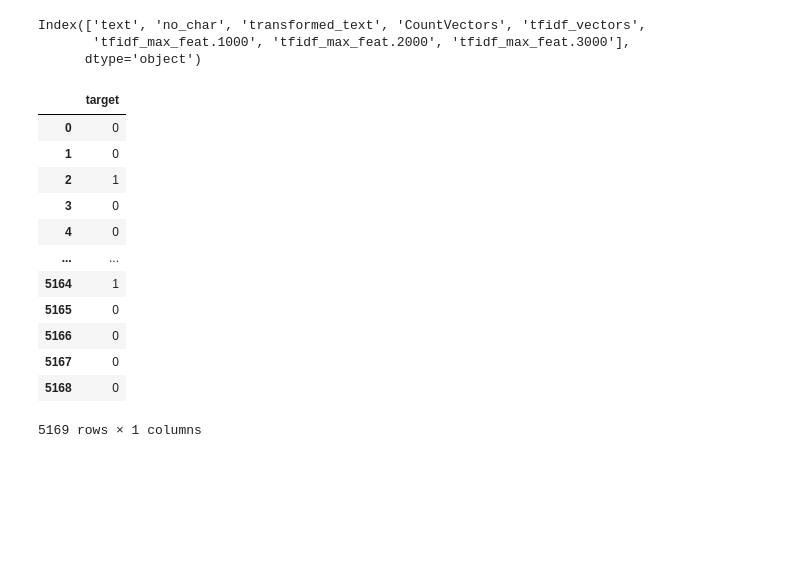
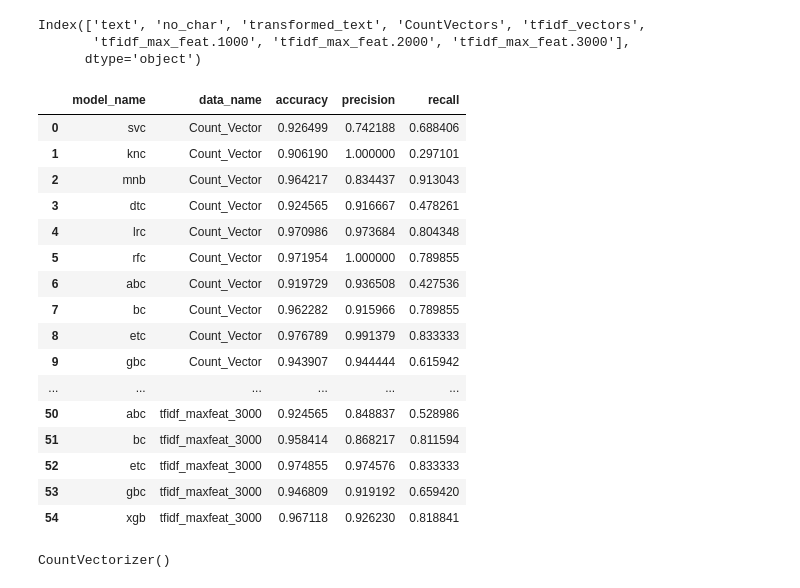
Before and after one commit to ankitgaur0/SMS-spam-classifier, a Jupyter notebook: analysis/try.ipynb, the cells around one changed output. Drawn from its saved outputs; the diff is of its cells as text; code cells hidden in the pictures; blank space fills up the shorter version.

```diff
--- a/analysis/try.ipynb
+++ b/analysis/try.ipynb
@@ -135,19 +135,25 @@ Index(['text', 'no_char', 'transformed_text', 'CountVectors', 'tfidf_vectors',
 # %%
 import pandas as pd
 y=pd.read_csv("/home/dev/sms_spam_classifier/Data/dependant_data_path.csv")
-# %%
-y
-# %% [output]
-|  | target |
-| 0 | 0 |
-| 1 | 0 |
-| 2 | 1 |
-| 3 | 0 |
-| 4 | 0 |
-| ... | ... |
-| 5164 | 1 |
-| 5165 | 0 |
-| 5166 | 0 |
-| 5167 | 0 |
-| 5168 | 0 |
-5169 rows × 1 columns
+# %%
+df=pd.read_csv("/home/dev/sms_spam_classifier/artifacts/models/model_performance.csv")
+# %%
+df
+# %% [output]
+|  | model_name | data_name | accuracy | precision | recall |
+| 0 | svc | Count_Vector | 0.926499 | 0.742188 | 0.688406 |
+| 1 | knc | Count_Vector | 0.906190 | 1.000000 | 0.297101 |
+| 2 | mnb | Count_Vector | 0.964217 | 0.834437 | 0.913043 |
+| 3 | dtc | Count_Vector | 0.924565 | 0.916667 | 0.478261 |
+| 4 | lrc | Count_Vector | 0.970986 | 0.973684 | 0.804348 |
+| 5 | rfc | Count_Vector | 0.971954 | 1.000000 | 0.789855 |
+| 6 | abc | Count_Vector | 0.919729 | 0.936508 | 0.427536 |
+| 7 | bc | Count_Vector | 0.962282 | 0.915966 | 0.789855 |
+| 8 | etc | Count_Vector | 0.976789 | 0.991379 | 0.833333 |
+| 9 | gbc | Count_Vector | 0.943907 | 0.944444 | 0.615942 |
+| ... | ... | ... | ... | ... | ... |
+| 50 | abc | tfidf_maxfeat_3000 | 0.924565 | 0.848837 | 0.528986 |
+| 51 | bc | tfidf_maxfeat_3000 | 0.958414 | 0.868217 | 0.811594 |
+| 52 | etc | tfidf_maxfeat_3000 | 0.974855 | 0.974576 | 0.833333 |
+| 53 | gbc | tfidf_maxfeat_3000 | 0.946809 | 0.919192 | 0.659420 |
+| 54 | xgb | tfidf_maxfeat_3000 | 0.967118 | 0.926230 | 0.818841 |
@@ -153,0 +166,4 @@ y
+# %%
+vc
+# %% [output]
+CountVectorizer()
```
Also changed, not shown: parts of 2 cells of this notebook, 4 other files.
